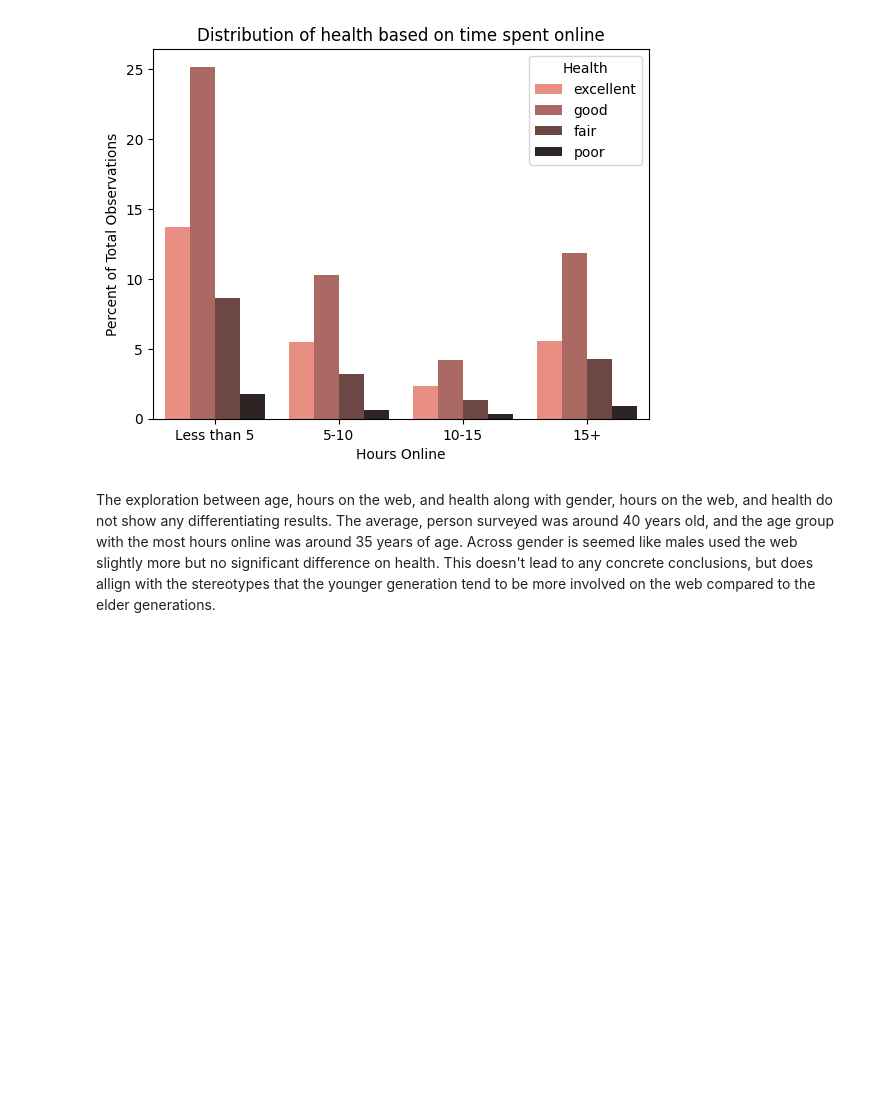
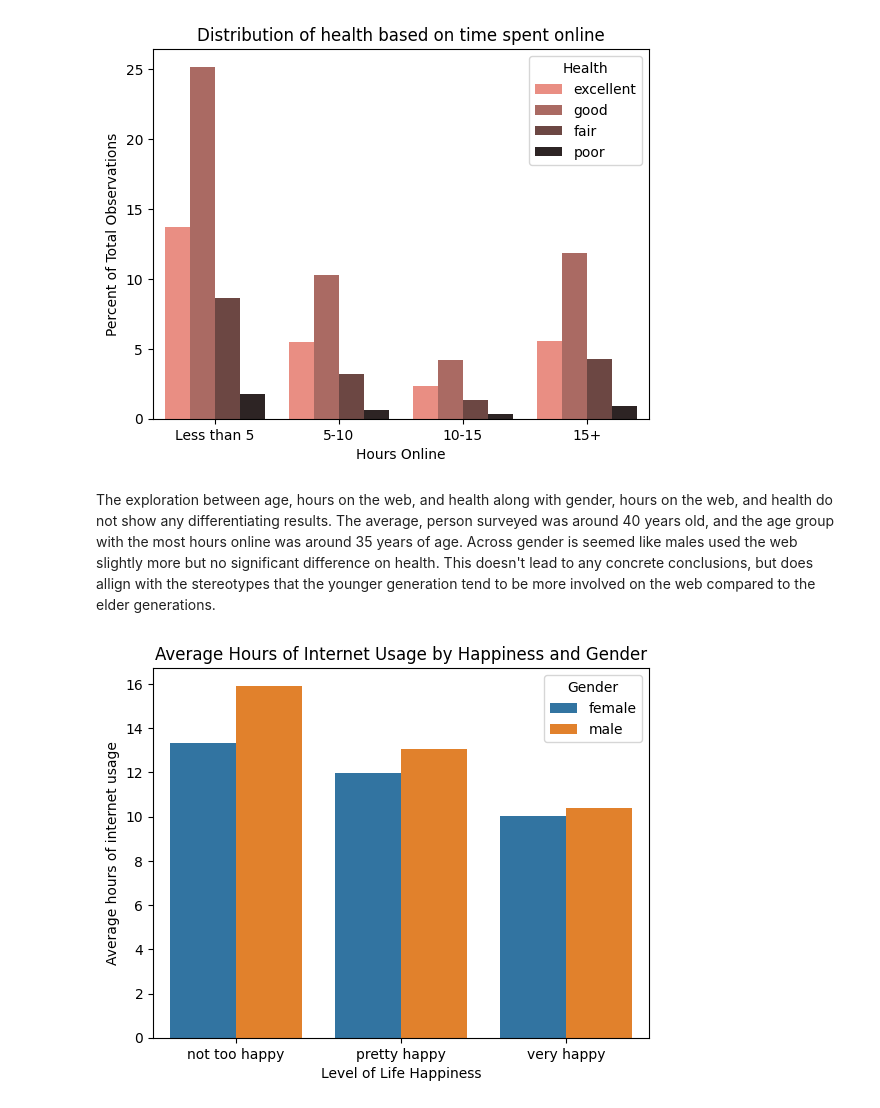
Before and after one commit to JZheng313/EDA, a Jupyter notebook: Project_GSS_WriteUp.ipynb, the cells around one changed output. Saved outputs shown, nothing was run; the diff lists cells and outputs as text; code cells hidden in the pictures; blank space fills up the shorter version.

Commit message:
New Graph

```diff
--- a/Project_GSS_WriteUp.ipynb
+++ b/Project_GSS_WriteUp.ipynb
@@ -93,6 +109,21 @@ plt.legend(title='Health')
 [figure]
 # %% [markdown]
 The exploration between age, hours on the web, and health along with gender, hours on the web, and health do not show any differentiating results. The average, person surveyed was around 40 years old, and the age group with the most hours online was around 35 years of age. Across gender is seemed like males used the web slightly more but no significant difference on health. This doesn't lead to any concrete conclusions, but does allign with the stereotypes that the younger generation tend to be more involved on the web compared to the elder generations.
+# %%
+# First group data by happiness types and gender and calculate average hours
+grouped_data = df.groupby(['happy', 'sex']).mean().reset_index()
+
+# Plot the histogram using seaborn
+sns.barplot(data=grouped_data, x='happy', y='hours_online', hue='sex')
+
+plt.xlabel('Level of Life Happiness')
+plt.ylabel('Average hours of internet usage')
+plt.title('Average Hours of Internet Usage by Happiness and Gender')
+plt.legend(title='Gender')
+
+plt.show()
+# %% [output]
+[figure, added]
 # %% [markdown]
 **Conclusion**
 
```
Also changed, not shown: parts of 3 cells of this notebook.
